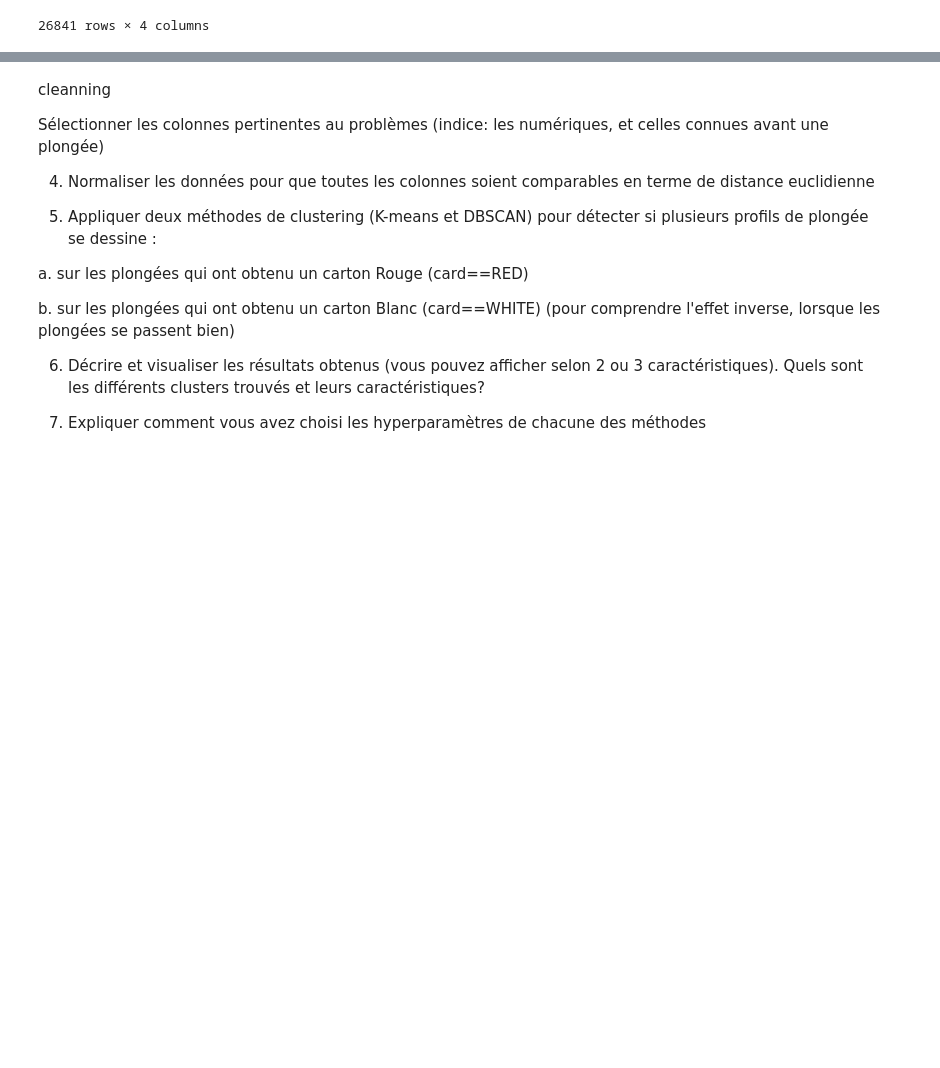
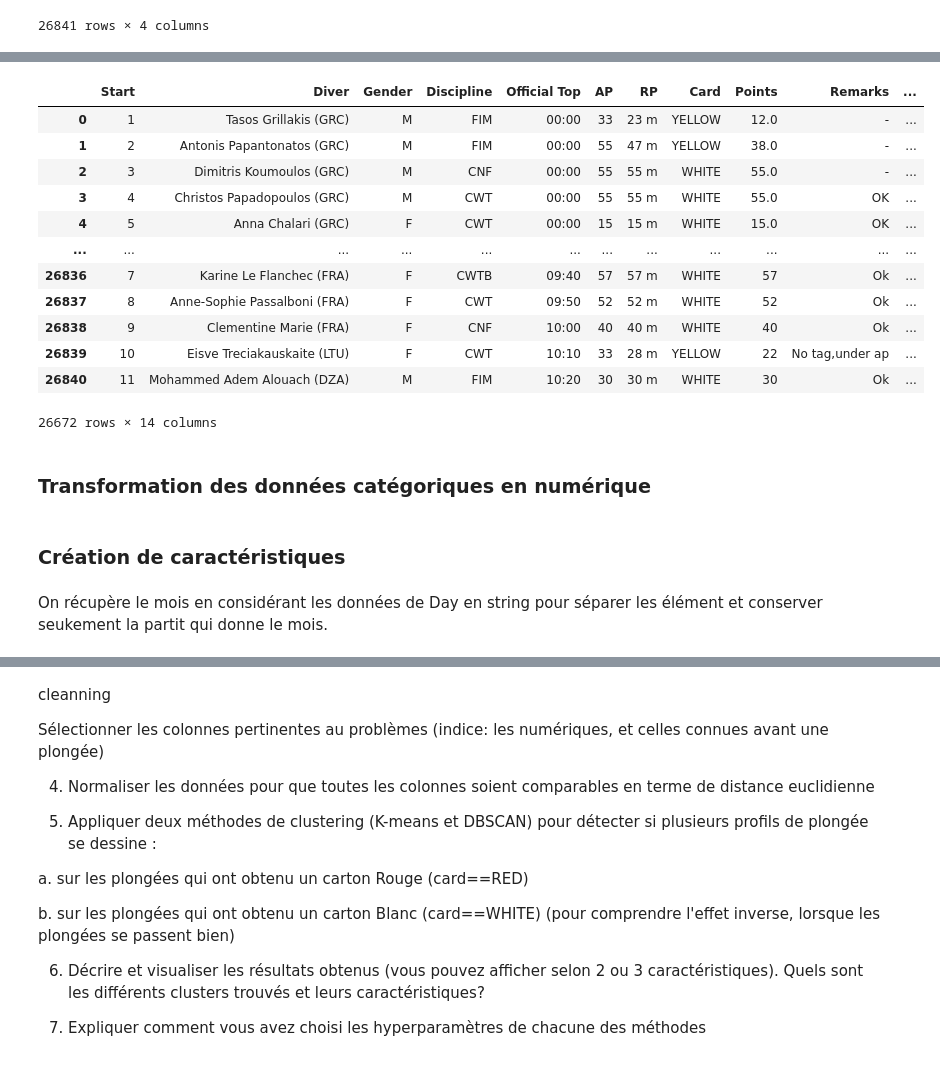
Before and after one commit to Todin13/Projet_semmestre_3_machine_learning, a Jupyter notebook: Analyse_dataset.ipynb, the cells around one changed output, grey strips where cells are left out. Cells and saved outputs as stored; diff of their text form; code cells hidden in the pictures; blank space fills up the shorter version.

```diff
--- a/Analyse_dataset.ipynb
+++ b/Analyse_dataset.ipynb
@@ -124,0 +160,18 @@ Cependant les tirets qui ne représentent rien sont retirés en les transformant
+# %%
+dataset.dropna()
+# %% [output]
+|  | Start | Diver | Gender | Discipline | Official Top | AP | RP | Card | Points | Remarks | ... |
+| 0 | 1 | Tasos Grillakis (GRC) | M | FIM | 00:00 | 33 | 23 m | YELLOW | 12.0 | - | ... |
+| 1 | 2 | Antonis Papantonatos (GRC) | M | FIM | 00:00 | 55 | 47 m | YELLOW | 38.0 | - | ... |
+| 2 | 3 | Dimitris Koumoulos (GRC) | M | CNF | 00:00 | 55 | 55 m | WHITE | 55.0 | - | ... |
+| 3 | 4 | Christos Papadopoulos (GRC) | M | CWT | 00:00 | 55 | 55 m | WHITE | 55.0 | OK | ... |
+| 4 | 5 | Anna Chalari (GRC) | F | CWT | 00:00 | 15 | 15 m | WHITE | 15.0 | OK | ... |
+| ... | ... | ... | ... | ... | ... | ... | ... | ... | ... | ... | ... |
+| 26836 | 7 | Karine Le Flanchec (FRA) | F | CWTB | 09:40 | 57 | 57 m | WHITE | 57 | Ok | ... |
+| 26837 | 8 | Anne-Sophie Passalboni (FRA) | F | CWT | 09:50 | 52 | 52 m | WHITE | 52 | Ok | ... |
+| 26838 | 9 | Clementine Marie (FRA) | F | CNF | 10:00 | 40 | 40 m | WHITE | 40 | Ok | ... |
+| 26839 | 10 | Eisve Treciakauskaite (LTU) | F | CWT | 10:10 | 33 | 28 m | YELLOW | 22 | No tag,under ap | ... |
+| 26840 | 11 | Mohammed Adem Alouach (DZA) | M | FIM | 10:20 | 30 | 30 m | WHITE | 30 | Ok | ... |
+26672 rows × 14 columns
+# %% [markdown]
+### Transformation des données catégoriques en numérique
@@ -125,3 +187,7 @@ Cependant les tirets qui ne représentent rien sont retirés en les transformant
+# %% [markdown]
+### Création de caractéristiques
+# %% [markdown]
+On récupère le mois en considérant les données de Day en string pour séparer les élément et conserver seukement la partit qui donne le mois.
 # %%
 dataset['MONTH'] = dataset['Day'].str.split('-').str[1]
 # %%
```
Also changed, not shown: parts of 21 cells of this notebook.
